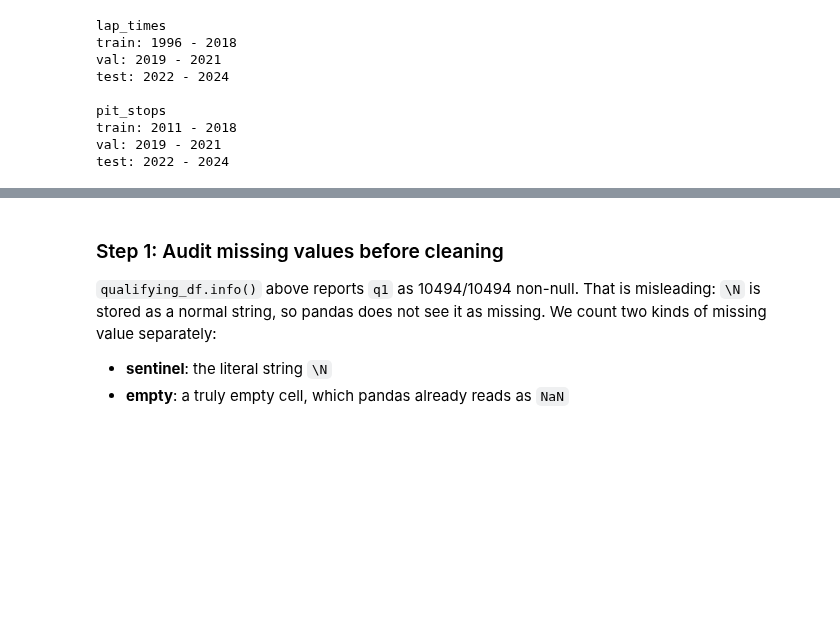
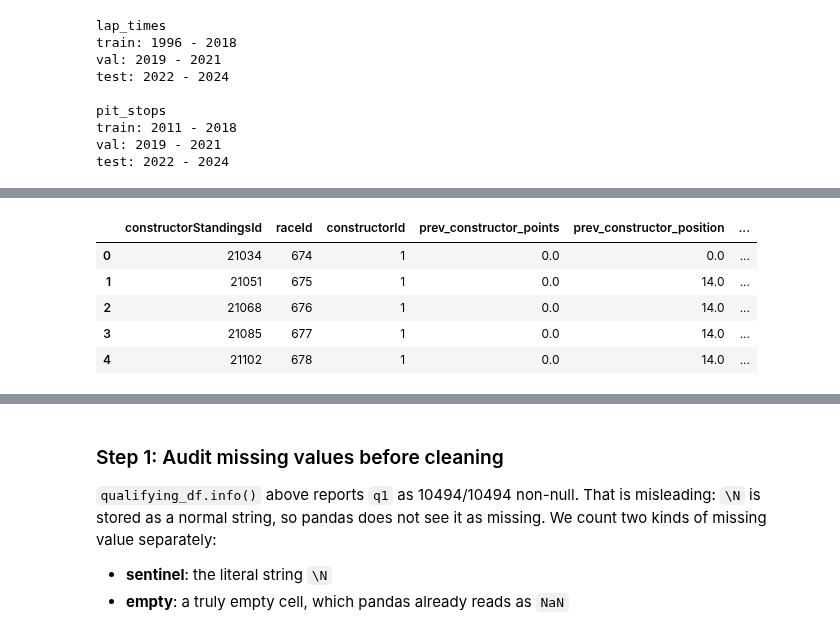
Before and after one commit to amado-888/ACL_Project, a Jupyter notebook: data-cleaning.ipynb, the cells around one changed output, grey strips where cells are left out. Cells and saved outputs as stored; diff of their text form; code cells hidden in the pictures; blank space fills up the shorter version.

```diff
--- a/data-cleaning.ipynb
+++ b/data-cleaning.ipynb
@@ -682,0 +774,33 @@ test: 2022 - 2024
+# %%
+constructor_standings_clean = constructor_standings_clean.merge(
+    races[['raceId', 'year', 'round']],
+    on='raceId',
+    how='left'
+)
+
+constructor_standings_clean = constructor_standings_clean.sort_values(
+    by=['constructorId', 'year', 'round']
+).reset_index(drop=True)
+
+c_features_to_lag = ['points', 'position', 'wins']
+c_lagged_col_names = ['prev_constructor_points', 'prev_constructor_position', 'prev_constructor_wins']
+
+constructor_standings_clean[c_lagged_col_names] = (
+    constructor_standings_clean.groupby(['constructorId', 'year'])[c_features_to_lag].shift(1)
+)
+
+constructor_standings_clean['prev_constructor_points'] = constructor_standings_clean['prev_constructor_points'].fillna(0.0)
+constructor_standings_clean['prev_constructor_wins'] = constructor_standings_clean['prev_constructor_wins'].fillna(0)
+constructor_standings_clean['prev_constructor_position'] = constructor_standings_clean['prev_constructor_position'].fillna(0)
+constructor_standings_clean = constructor_standings_clean.drop(
+    columns=['points', 'position', 'positionText', 'wins', 'year', 'round']
+)
+
+constructor_standings_clean.head()
+# %% [output]
+|  | constructorStandingsId | raceId | constructorId | prev_constructor_points | prev_constructor_position | ... |
+| 0 | 21034 | 674 | 1 | 0.0 | 0.0 | ... |
+| 1 | 21051 | 675 | 1 | 0.0 | 14.0 | ... |
+| 2 | 21068 | 676 | 1 | 0.0 | 14.0 | ... |
+| 3 | 21085 | 677 | 1 | 0.0 | 14.0 | ... |
+| 4 | 21102 | 678 | 1 | 0.0 | 14.0 | ... |
```
Also changed, not shown: parts of 9 cells of this notebook, 3 other files.
